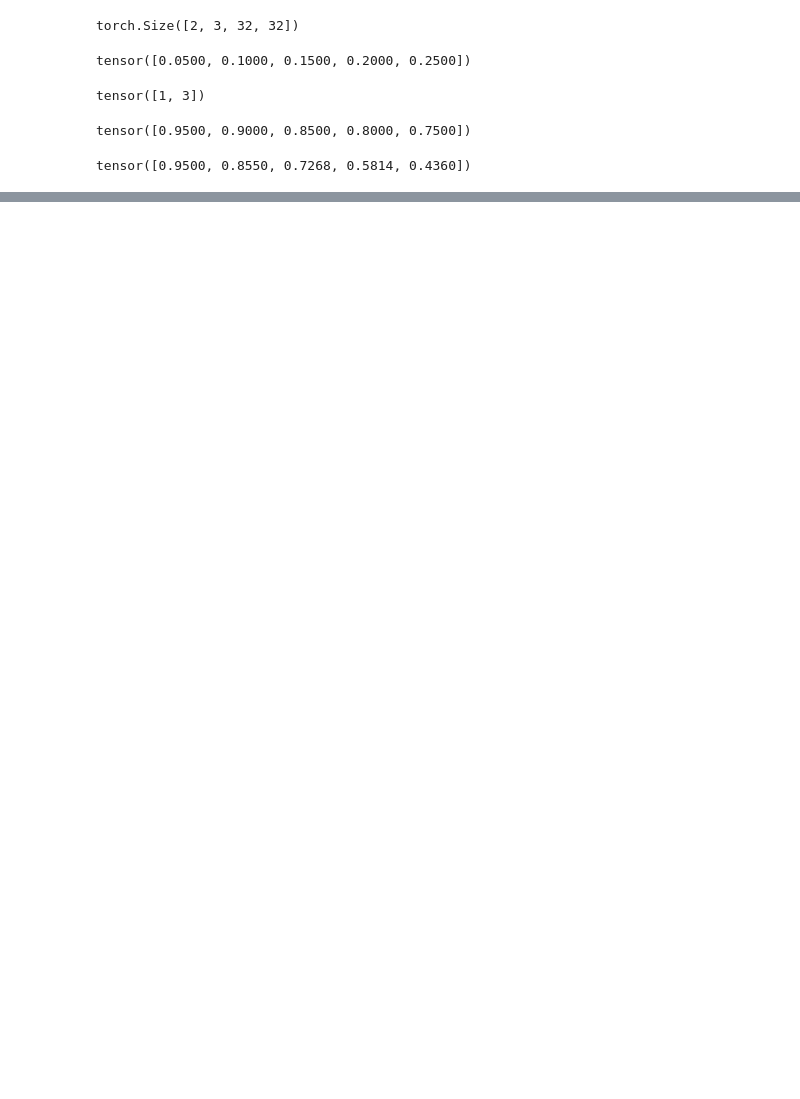
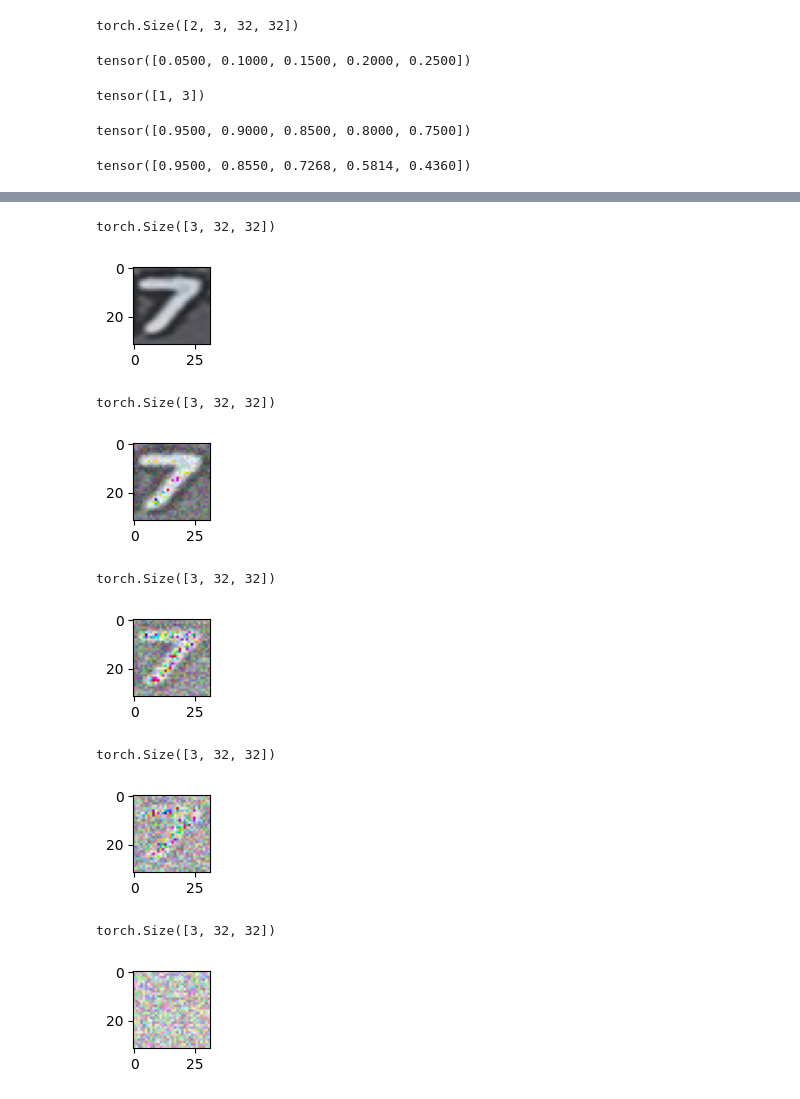
Before and after one commit to iteam1/DDPM, a Jupyter notebook: notebooks/diffusion_tutorial.ipynb, the cells around one changed output, grey strips where cells are left out. Saved outputs shown, nothing was run; the diff lists cells and outputs as text; code cells hidden in the pictures; blank space fills up the shorter version.

```diff
--- a/notebooks/diffusion_tutorial.ipynb
+++ b/notebooks/diffusion_tutorial.ipynb
@@ -44,0 +153,17 @@ tensor([0.9500, 0.8550, 0.7268, 0.5814, 0.4360])
+# %%
+for img in noisy_images:
+    print(img.size())
+    plt.figure(figsize=(1,1))
+    plt.imshow(reverse_transform(img))
+    plt.show()
+# %% [output]
+torch.Size([3, 32, 32])
+[figure, added]
+torch.Size([3, 32, 32])
+[figure, added]
+torch.Size([3, 32, 32])
+[figure, added]
+torch.Size([3, 32, 32])
+[figure, added]
+torch.Size([3, 32, 32])
+[figure, added]
```
Also changed, not shown: parts of 24 cells of this notebook.
